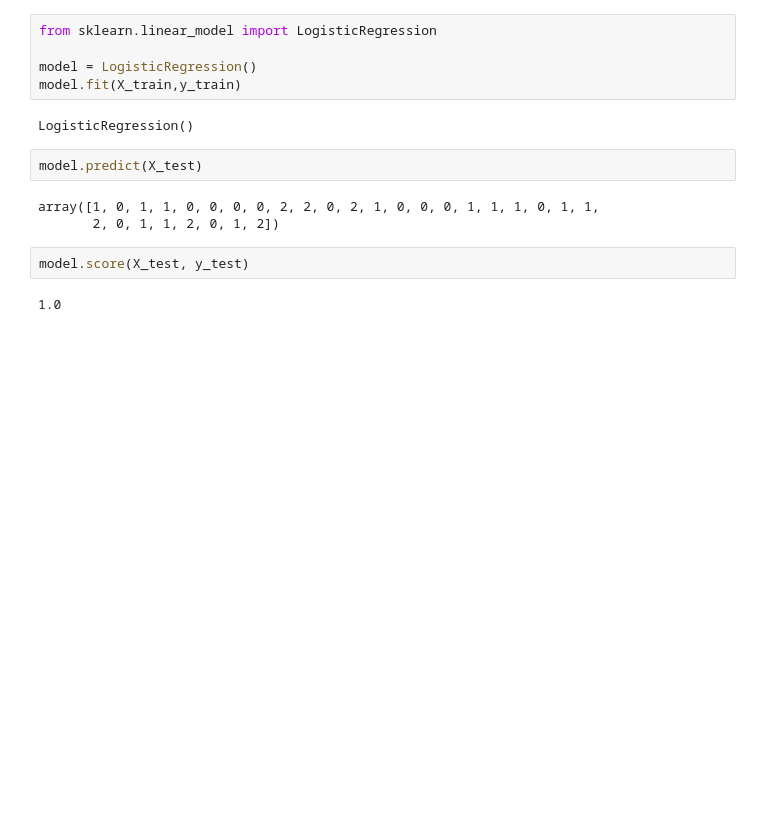
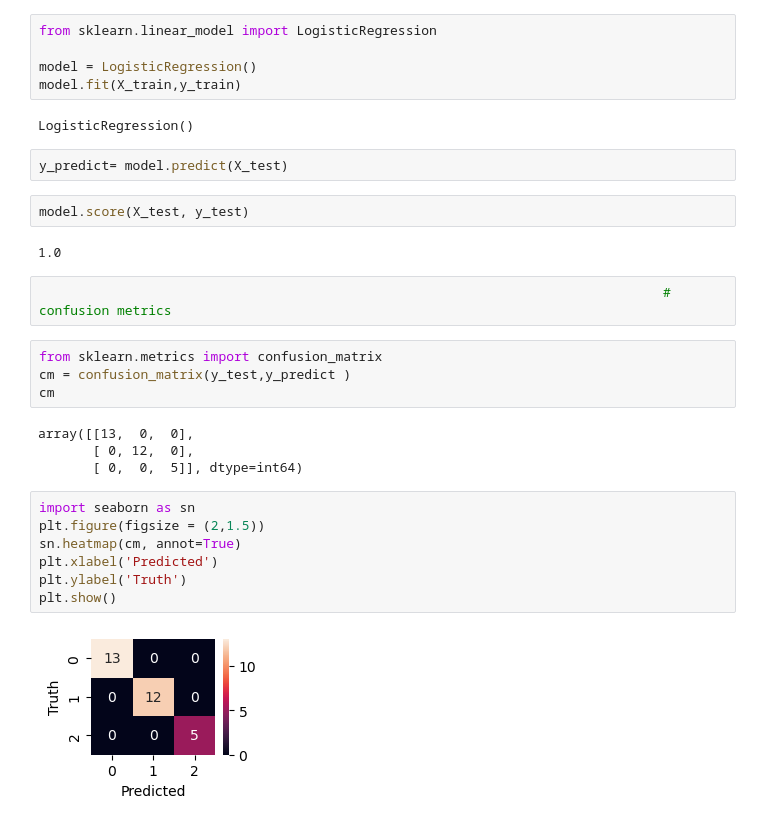
Before and after one commit to Sanjaypal1916/Machine-Learning, a Jupyter notebook: SKlearn.ipynb, the cells around one changed output. Saved outputs shown, nothing was run; the diff lists cells and outputs as text; blank space fills up the shorter version.

```diff
--- a/SKlearn.ipynb
+++ b/SKlearn.ipynb
@@ -395,11 +375,27 @@ model.fit(X_train,y_train)
 # %% [output]
 LogisticRegression()
 # %%
-model.predict(X_test)
+y_predict= model.predict(X_test)
-# %% [output]
-array([1, 0, 1, 1, 0, 0, 0, 0, 2, 2, 0, 2, 1, 0, 0, 0, 1, 1, 1, 0, 1, 1,
-       2, 0, 1, 1, 2, 0, 1, 2])
 # %%
 model.score(X_test, y_test)
 # %% [output]
 1.0
+# %%
+                                                                                # confusion metrics
+# %%
+from sklearn.metrics import confusion_matrix
+cm = confusion_matrix(y_test,y_predict )
+cm
+# %% [output]
+array([[13,  0,  0],
+       [ 0, 12,  0],
+       [ 0,  0,  5]], dtype=int64)
+# %%
+import seaborn as sn
+plt.figure(figsize = (2,1.5))
+sn.heatmap(cm, annot=True)
+plt.xlabel('Predicted')
+plt.ylabel('Truth')
+plt.show()
+# %% [output]
+[figure, added]
```
Also changed, not shown: parts of 1 cell of this notebook, 1 other file.
